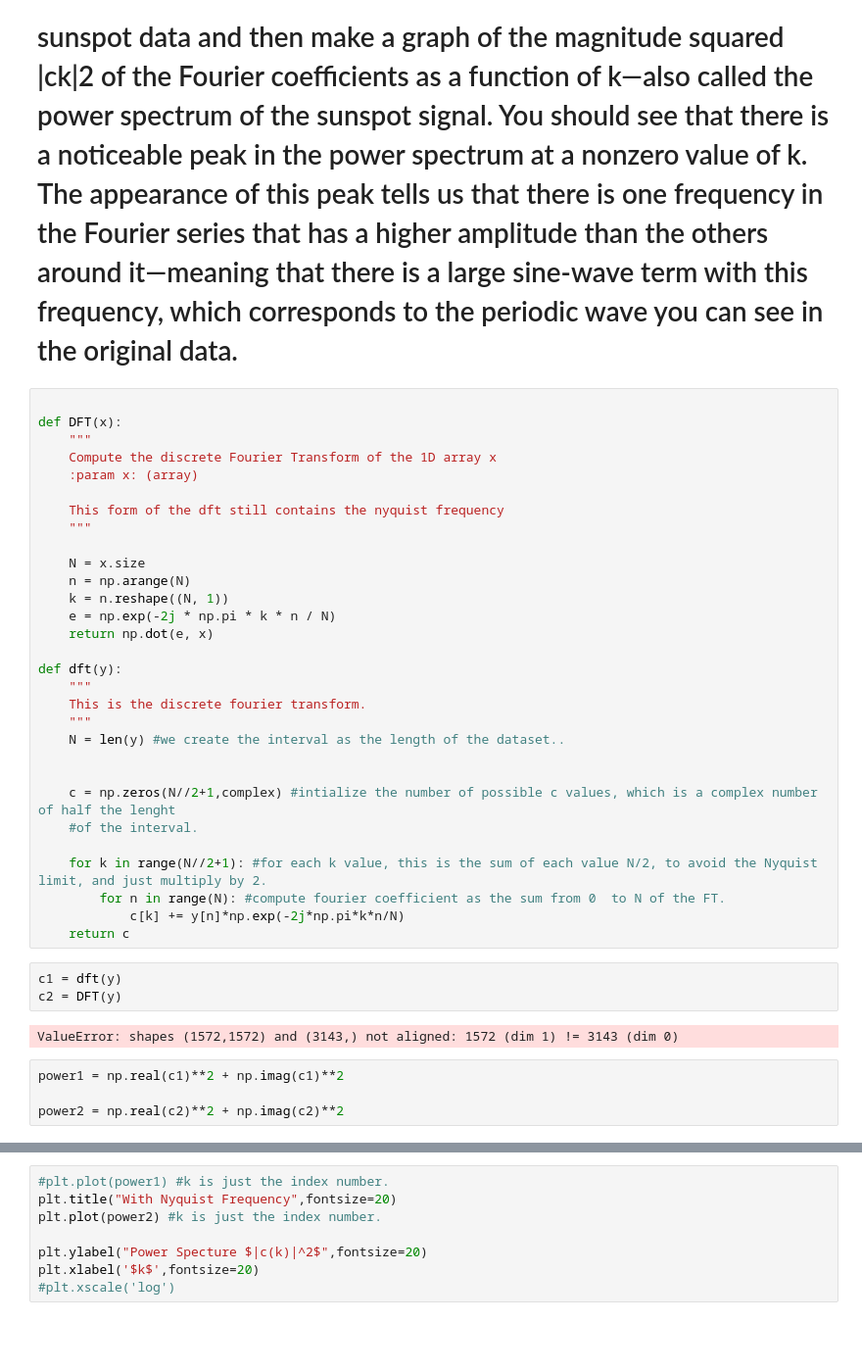
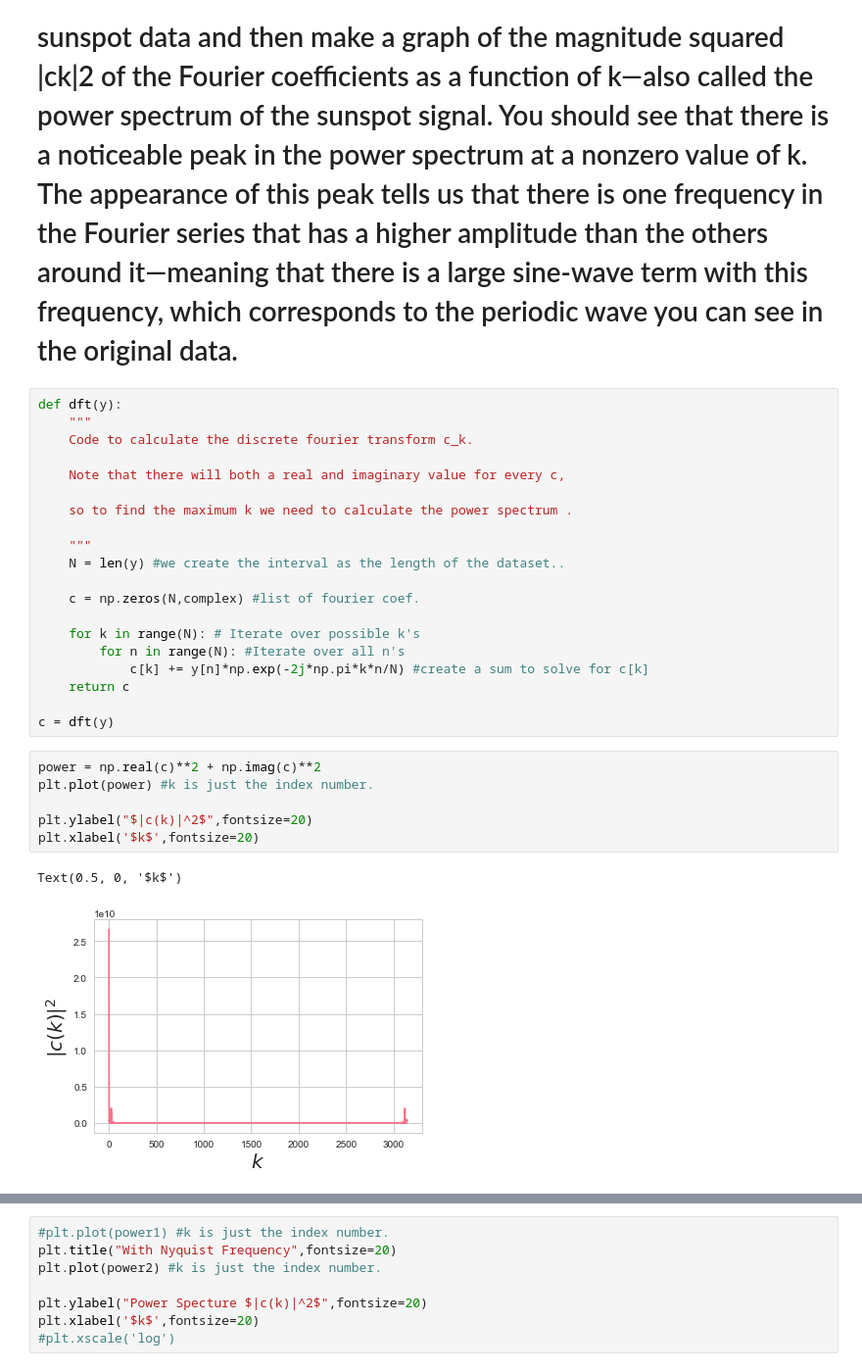
Before and after one commit to nkasmanoff/CompPhys2019, a Jupyter notebook: homework3/Notebooks/Chapter 7 Problem 2.ipynb, the cells around one changed output, grey strips where cells are left out. Shown at 98% size. Saved outputs shown, nothing was run; the diff lists cells and outputs as text; blank space fills up the shorter version.

```diff
--- a/homework3/Notebooks/Chapter 7 Problem 2.ipynb
+++ b/homework3/Notebooks/Chapter 7 Problem 2.ipynb
@@ -33,41 +40,31 @@ Interpreting this graph, we can infer that the length of a sunspot cycle is appr
 # %% [markdown]
 # b) Modify your program to calculate the Fourier transform of the sunspot data and then make a graph of the magnitude squared |ck|2 of the Fourier coefficients as a function of k—also called the power spectrum of the sunspot signal. You should see that there is a noticeable peak in the power spectrum at a nonzero value of k. The appearance of this peak tells us that there is one frequency in the Fourier series that has a higher amplitude than the others around it—meaning that there is a large sine-wave term with this frequency, which corresponds to the periodic wave you can see in the original data.
-# %%
-
-def DFT(x):
-    """
-    Compute the discrete Fourier Transform of the 1D array x
-    :param x: (array)
-
-    This form of the dft still contains the nyquist frequency
-    """
-
-    N = x.size
-    n = np.arange(N)
-    k = n.reshape((N, 1))
-    e = np.exp(-2j * np.pi * k * n / N)
-    return np.dot(e, x)
-
-def dft(y):
-    """
-    This is the discrete fourier transform.
-    """
-    N = len(y) #we create the interval as the length of the dataset..
-
-
-    c = np.zeros(N//2+1,complex) #intialize the number of possible c values, which is a complex number of half the lenght
-    #of the interval.
-
-    for k in range(N//2+1): #for each k value, this is the sum of each value N/2, to avoid the Nyquist limit, and just multiply by 2.
-        for n in range(N): #compute fourier coefficient as the sum from 0  to N of the FT.
-            c[k] += y[n]*np.exp(-2j*np.pi*k*n/N)
-    return c
-# %%
-c1 = dft(y)
-c2 = DFT(y)
-# %% [output]
-ValueError: shapes (1572,1572) and (3143,) not aligned: 1572 (dim 1) != 3143 (dim 0)
-# %%
-power1 = np.real(c1)**2 + np.imag(c1)**2
-
-power2 = np.real(c2)**2 + np.imag(c2)**2
+# %%
+def dft(y):
+    """
+    Code to calculate the discrete fourier transform c_k.
+
+    Note that there will both a real and imaginary value for every c,
+
+    so to find the maximum k we need to calculate the power spectrum .
+
+    """
+    N = len(y) #we create the interval as the length of the dataset..
+
+    c = np.zeros(N,complex) #list of fourier coef.
+
+    for k in range(N): # Iterate over possible k's
+        for n in range(N): #Iterate over all n's
+            c[k] += y[n]*np.exp(-2j*np.pi*k*n/N) #create a sum to solve for c[k]
+    return c
+
+c = dft(y)
+# %%
+power = np.real(c)**2 + np.imag(c)**2
+plt.plot(power) #k is just the index number.
+
+plt.ylabel("$|c(k)|^2$",fontsize=20)
+plt.xlabel('$k$',fontsize=20)
+# %% [output]
+Text(0.5, 0, '$k$')
+[figure, added]
```
Also changed, not shown: parts of 27 cells of this notebook, 8 other files.
